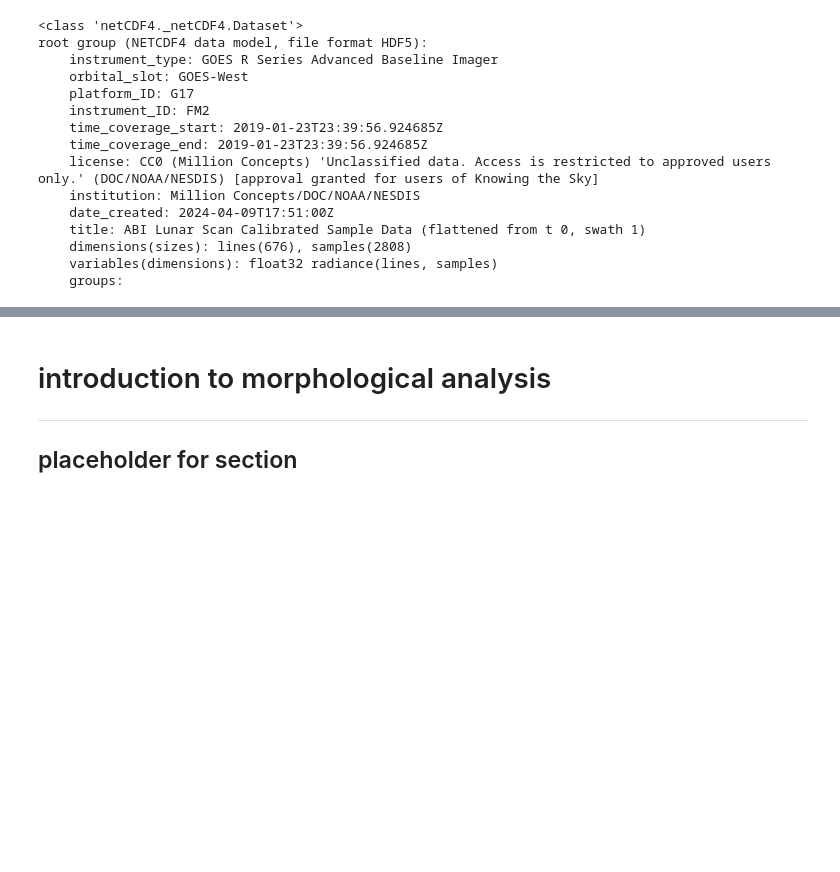
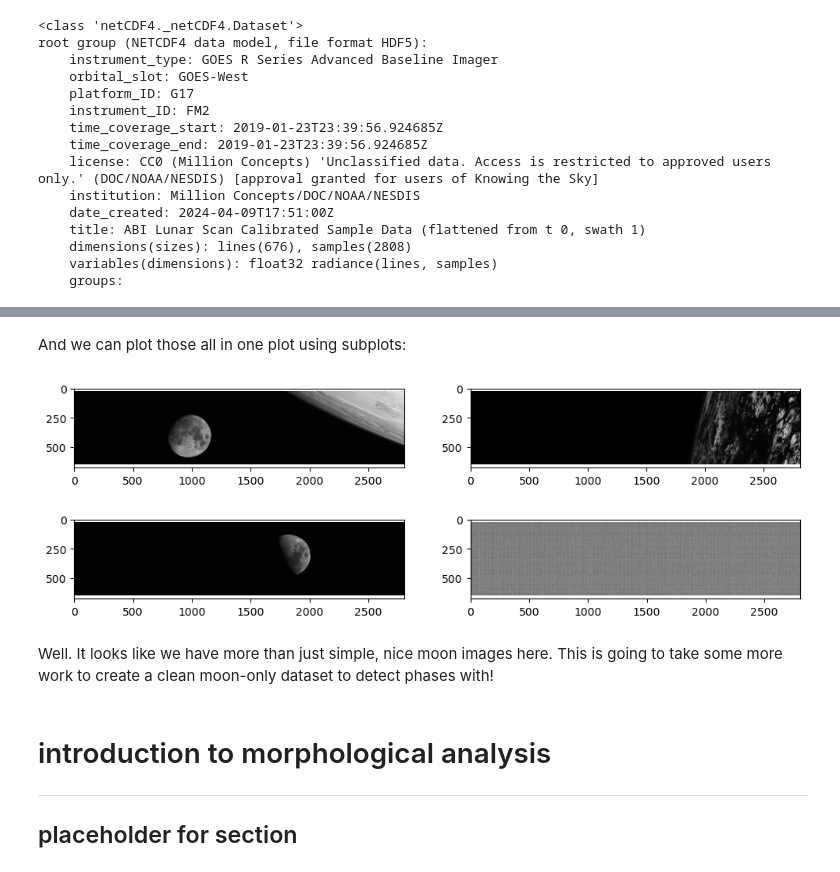
Before and after one commit to MillionConcepts/knowing-the-sky, a Jupyter notebook: knowing-the-sky/6_Seeing_the_Moon.ipynb, the cells around one changed output, grey strips where cells are left out. Saved outputs shown, nothing was run; the diff lists cells and outputs as text; code cells hidden in the pictures; blank space fills up the shorter version.

```diff
--- a/knowing-the-sky/6_Seeing_the_Moon.ipynb
+++ b/knowing-the-sky/6_Seeing_the_Moon.ipynb
@@ -76,3 +96,20 @@ Ex1.variables['radiance'].dimensions
+# %%
+rad1 = Dataset(LUN_FOLDER / 'OR_ABI-INST-CAL-LUN-M6C03_G17_s20222801900592_e20222801901048_c20222801901103-t0-s0.nc').variables['radiance']
+rad2 = Dataset(LUN_FOLDER / 'OR_ABI-INST-CAL-LUN-M6C05_G16_s20221992056556_e20221992057011_c20221992057088-t0-s1.nc').variables['radiance']
+rad3 = Dataset(LUN_FOLDER / 'OR_ABI-INST-CAL-LUN-M6C01_G16_s20223651143552_e20223651144007_c20223651144148-t0-s1.nc').variables['radiance']
+rad4 = Dataset(LUN_FOLDER / 'OR_ABI-INST-CAL-LUN-M6C03_G16_s20231201315549_e20231201316004_c20231201316063-t0-s0.nc').variables['radiance']
+# %% [markdown]
+And we can plot those all in one plot using subplots:
+# %%
+fig = plt.figure(figsize=(12,4))
+rad_list = [rad1, rad2, rad3, rad4]
+for i in range(1,5):
+    fig.add_subplot(2,2,i)
+    plt.imshow(rad_list[i-1], cmap='gray')
+# %% [output]
+[figure, added]
+# %% [markdown]
+Well. It looks like we have more than just simple, nice moon images here. This is going to take some more work to create a clean moon-only dataset to detect phases with!
 # %% [markdown]
 # introduction to morphological analysis
 ----
```
Also changed, not shown: parts of 8 cells of this notebook.
